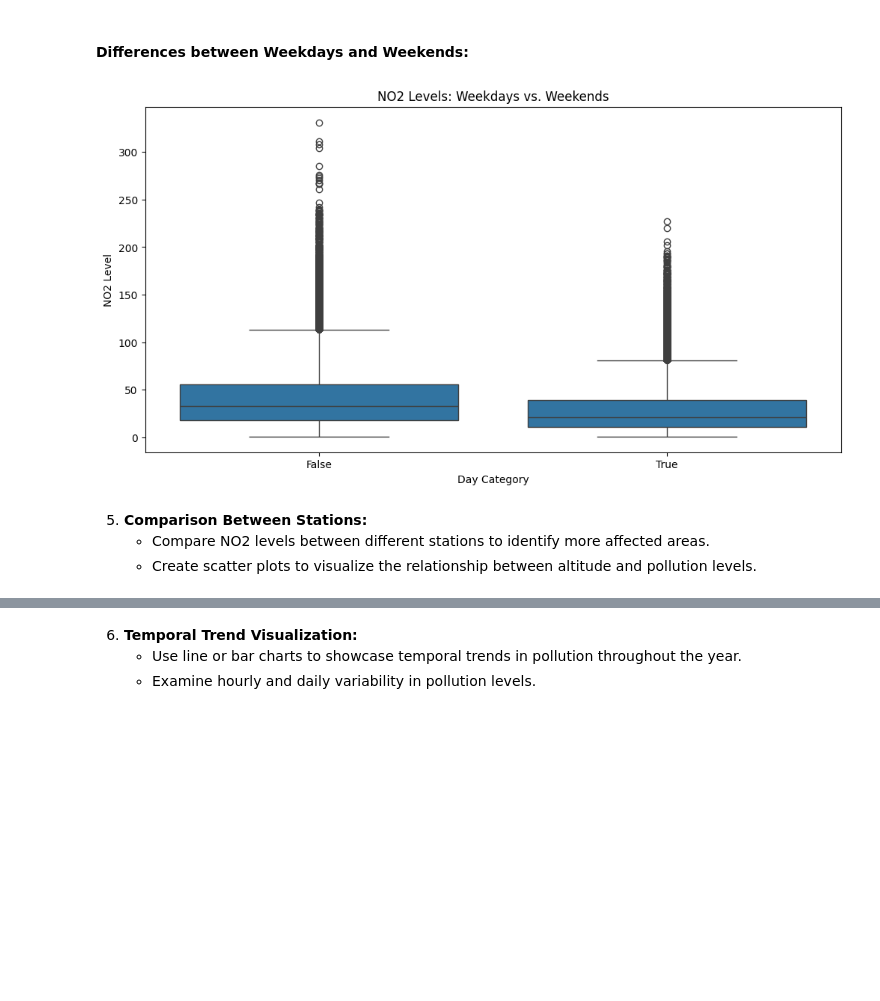
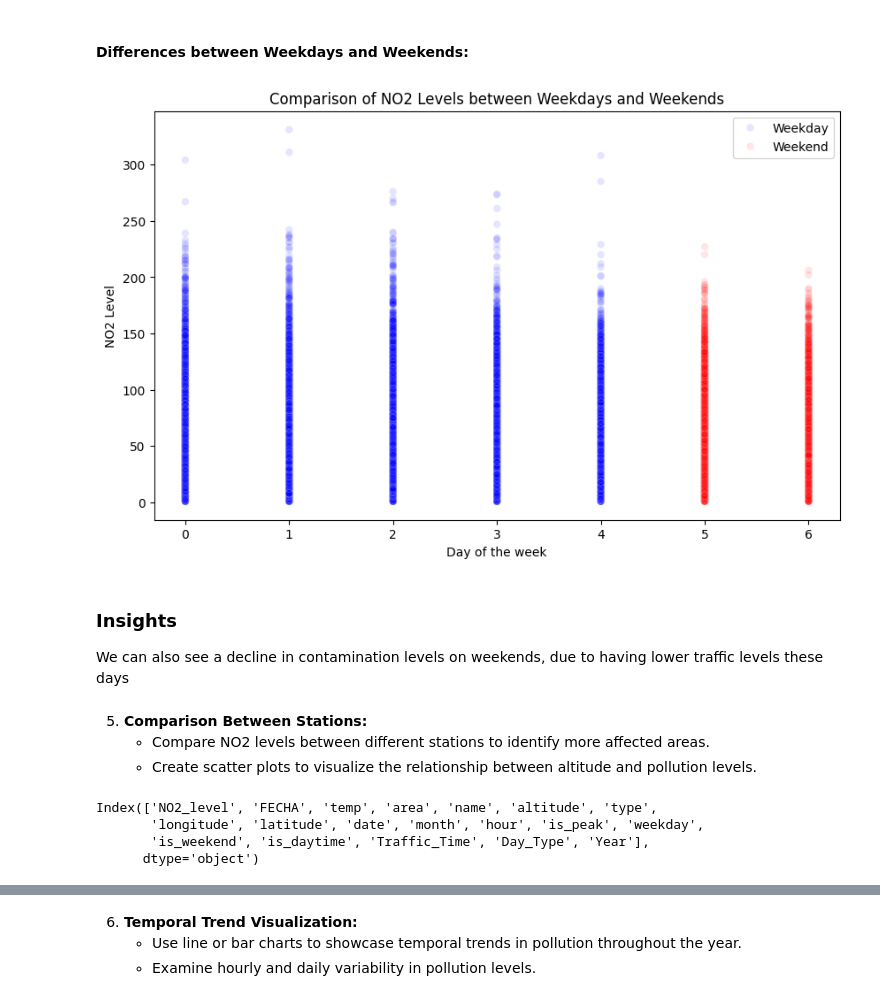
Before and after one commit to carleondel/madrid_pollution_project, a Jupyter notebook: src/EDA.ipynb, the cells around one changed output, grey strips where cells are left out. Drawn from its saved outputs; the diff is of its cells as text; code cells hidden in the pictures; blank space fills up the shorter version.

```diff
--- a/src/EDA.ipynb
+++ b/src/EDA.ipynb
@@ -395,23 +384,31 @@ plt.show()
 # %% [markdown]
 #### Differences between Weekdays and Weekends:
-# %%
-# Extract weekday information for analysis (Monday is 0, Sunday is 6)
-df['weekday'] = df['FECHA'].dt.weekday
-
-# Create a new column to identify weekends
-df['is_weekend'] = df['weekday'].isin([5, 6])  # Assuming Saturday and Sunday are weekends
-
-# Plotting NO2 levels for weekdays and weekends
-plt.figure(figsize=(12, 6))
-sns.boxplot(x='is_weekend', y='NO2_level', data=df)
-plt.title('NO2 Levels: Weekdays vs. Weekends')
-plt.xlabel('Day Category')
-plt.ylabel('NO2 Level')
-plt.show()
-# %% [output]
-[figure, removed]
+# %%
+# Create a new column to label weekdays and weekends
+df['Day_Type'] = df['FECHA'].dt.dayofweek.apply(lambda x: 'Weekend' if x >= 5 else 'Weekday')
+
+# Scatter plot with regression line
+plt.figure(figsize=(10, 6))
+sns.scatterplot(x= df['FECHA'].dt.weekday, y='NO2_level', hue='Day_Type', data=df, palette={'Weekday': 'blue', 'Weekend': 'red'}, alpha=0.1)
+plt.title('Comparison of NO2 Levels between Weekdays and Weekends')
+plt.xlabel('Day of the week')
+plt.ylabel('NO2 Level')
+plt.legend()
+plt.show()
+# %% [output]
+[figure, added]
+# %% [markdown]
+### Insights
+We can also see a decline in contamination levels on weekends, due to having lower traffic levels these days
 # %% [markdown]
 
 5. **Comparison Between Stations:**
    - Compare NO2 levels between different stations to identify more affected areas.
    - Create scatter plots to visualize the relationship between altitude and pollution levels.
+# %%
+df.columns
+# %% [output]
+Index(['NO2_level', 'FECHA', 'temp', 'area', 'name', 'altitude', 'type',
+       'longitude', 'latitude', 'date', 'month', 'hour', 'is_peak', 'weekday',
+       'is_weekend', 'is_daytime', 'Traffic_Time', 'Day_Type', 'Year'],
+      dtype='object')
```
Also changed, not shown: parts of 35 cells of this notebook, 2 other files.
